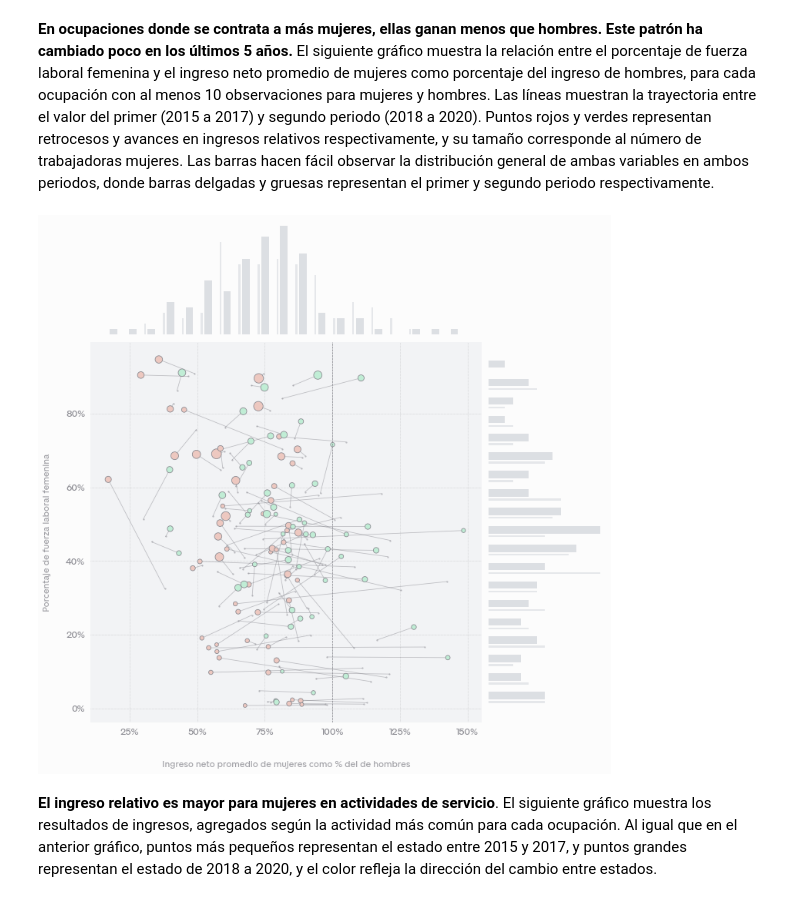
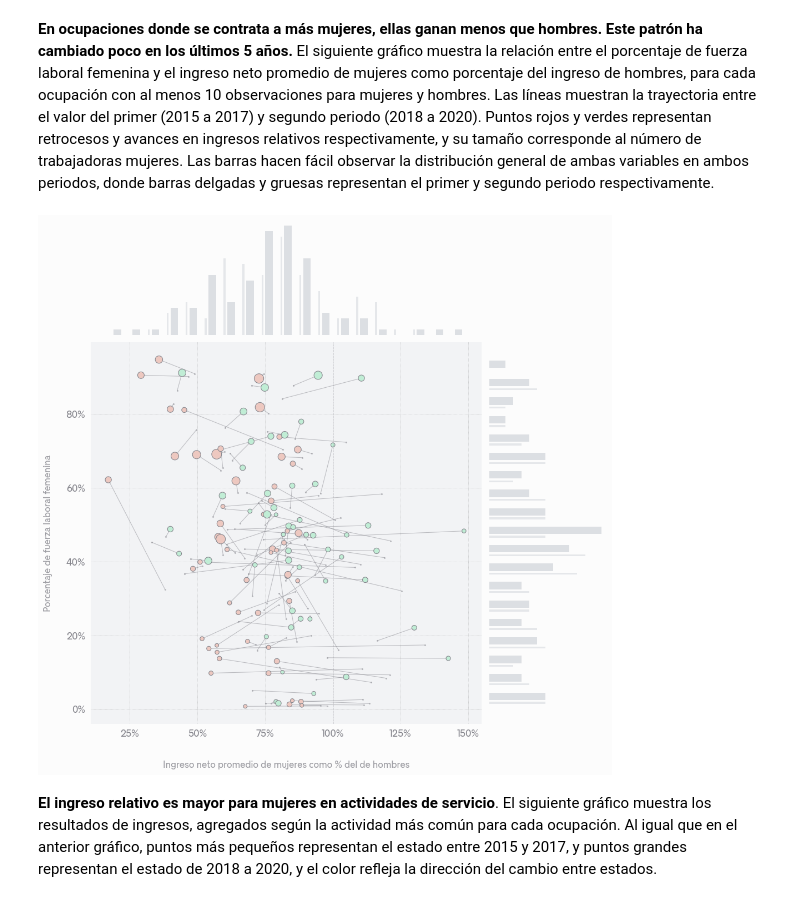
Before and after one commit to mauforonda/notas, a Jupyter notebook: brechas_de_ingresos_entre_mujeres_y_hombres.ipynb, the cells around one changed output. Drawn from its saved outputs; the diff is of its cells as text; code cells hidden in the pictures.

```diff
--- a/brechas_de_ingresos_entre_mujeres_y_hombres.ipynb
+++ b/brechas_de_ingresos_entre_mujeres_y_hombres.ipynb
@@ -223,8 +400,37 @@ def ocupacion_porcentaje_mujeres(years):
     oc = df[(df.sexo.notna()) & (df.año.isin(years))].groupby(['ocupacion', 'sexo']).size().reset_index(name='muestra').pivot_table(index='ocupacion', columns='sexo', values='muestra').fillna(0)
     return oc.div(oc.sum(axis=1), axis=0).mujer
 # %%
-caeb, actividades, niveles_educativos, deptos, municipios, ocupaciones = diccionarios()
-df = get_data()
+column_filter = [
+    "gestion",
+    "trimestre",
+    "depto",
+    "area",
+    "s1_02",
+    "s1_03ba",
+    "s1_03bb",
+    "s1_03bc",
+    "s1_07a",
+    "aestudio",
+    "niv_ed",
+    "s2_01",
+    "s2_14",
+    "s2_39deptocod",
+    "s2_16acod",
+    "s2_15acod",
+    "phrs",
+    "s2_19a_t",
+    "s2_19a_p",
+    "s2_23",
+    "s2_26",
+    "s2_33_v",
+    "s2_33_f",
+    "s2_38_v",
+    "s2_38_f"
+]
+
+caeb, actividades, niveles_educativos, deptos, municipios, ocupaciones = diccionarios(ocupaciones_nivel=5)
+df = load_data(column_filter)
+df = format_data(df, caeb, actividades, niveles_educativos, deptos, municipios, ocupaciones)
 # %% [markdown]
 **En ocupaciones donde se contrata a más mujeres, ellas ganan menos que hombres. Este patrón ha cambiado poco en los últimos 5 años.** El siguiente gráfico muestra la relación entre el porcentaje de fuerza laboral femenina y el ingreso neto promedio de mujeres como porcentaje del ingreso de hombres, para cada ocupación con al menos 10 observaciones para mujeres y hombres. Las líneas muestran la trayectoria entre el valor del primer (2015 a 2017) y segundo periodo (2018 a 2020). Puntos rojos y verdes representan retrocesos y avances en ingresos relativos respectivamente, y su tamaño corresponde al número de trabajadoras mujeres. Las barras hacen fácil observar la distribución general de ambas variables en ambos periodos, donde barras delgadas y gruesas representan el primer y segundo periodo respectivamente.
 # %%
@@ -258,46 +464,47 @@ def plot_ocupaciones_mujeres_cambio():
         barcolor = '#dcdfe3'
 
         rangesize = (limits[1] - limits[0]) / n_bars
+        bins = [i/100 for i in range(round(dfi[columns].min().min() * 100),round((dfi[columns].max().max() * 100) + 2), round(rangesize * 100))]
 
         for col, pad, span, alpha in zip(columns, [.1, .3], [.1, .4], [.7, 1.]):
 
-            frecuencies = pd.cut(dfi[col], bins=[i/100 for i in range(round(dfi[col].min() * 100),round((dfi[col].max() * 100) + 2), round(rangesize * 100))]).value_counts().sort_index()
+            frecuencies = pd.cut(dfi[col], bins=bins).value_counts().sort_index()
             size = frecuencies.index[0].right - frecuencies.index[0].left
             frecuencies.index = [i.left + (pad * size) for i in frecuencies.index]
 
             if direction == 'horizontal':
-                ax.bar(frecuencies.index, frecuencies, width=(span * size), color=barcolor, alpha=alpha, linewidth=0.)
+                ax.bar(frecuencies.index, frecuencies, width=(span * size), color=barcolor, alpha=alpha, linewidth=0., align='edge')
                 ax.set_xlim(limits)
             elif direction == 'vertical':
                 ax.barh(frecuencies.index, frecuencies, height=(span * size), color=barcolor, alpha=alpha, linewidth=0., align='edge')
                 ax.set_ylim(limits)
 
 
         ax.set_xticks([])
         ax.set_yticks([]);
 
     df1, df2 = [pd.concat([diferencia_sexo(y, 10).diferencia, ocupacion_porcentaje_mujeres(y)], axis=1) for y in [range(2015, 2018), range(2018, 2021)]]
     dfi = pd.concat([df1, df2], axis=1).dropna()
     dfi.columns = ['d1', 'o1', 'd2', 'o2']
     dfi['mejoras'] = dfi.d2 > dfi.d1
     dfi['trabajadoras'] = df[(df.sexo == 'mujer') & (df.ocupacion.notna()) & (df.año.isin(range(2018, 2021)))].groupby(['ocupacion']).size().loc[dfi.index]
 
-    f, ((axtop, axnan), (axmain, axright)) = plt.subplots(2,2,figsize=(12,12), gridspec_kw=dict(width_ratios=[1, .3], height_ratios=[.3, 1]))
+    f, ((axtop, axnan), (axmain, axright)) = plt.subplots(2,2,figsize=(12,12), gridspec_kw=dict(width_ratios=[1, .3], height_ratios=[.3, 1]), dpi=100)
     plt.subplots_adjust(wspace=.03, hspace=.03)
     f.set_facecolor(background)
 
     main_scatter(axmain, dfi)
     xlim = axmain.get_xlim()
     ylim = axmain.get_ylim()
     draw_bars(axtop, dfi, 'horizontal', ['d1', 'd2'], xlim, background)
     draw_bars(axright, dfi, 'vertical', ['o1', 'o2'], ylim, background)
 
     axnan.set_axis_off()
 
 
 plot_ocupaciones_mujeres_cambio()
 # %% [output]
-[figure, old version]
+[figure, new version]
 # %% [markdown]
 **El ingreso relativo es mayor para mujeres en actividades de servicio**. El siguiente gráfico muestra los resultados de ingresos, agregados según la actividad más común para cada ocupación. Al igual que en el anterior gráfico, puntos más pequeños representan el estado entre 2015 y 2017, y puntos grandes representan el estado de 2018 a 2020, y el color refleja la dirección del cambio entre estados.
 # %%
```
Also changed, not shown: parts of 5 cells of this notebook, 1 other file.
